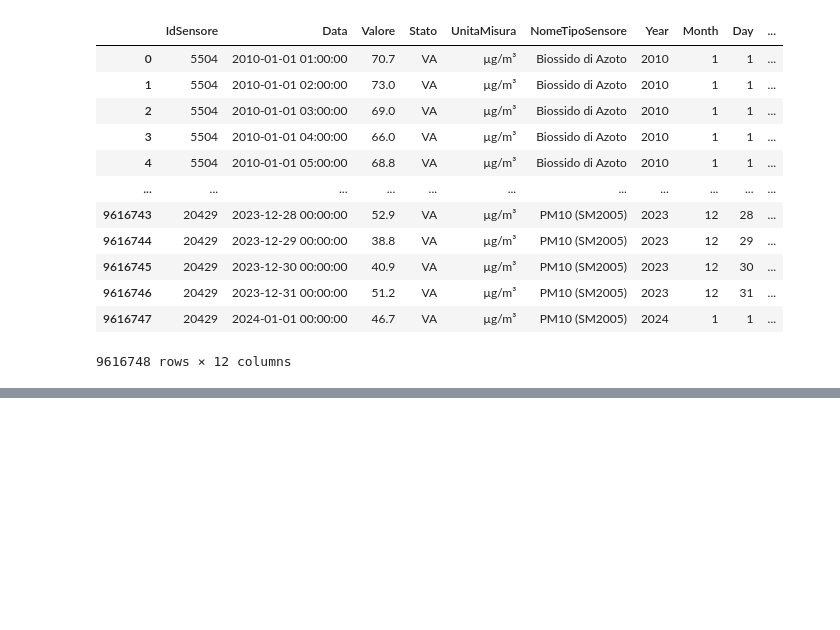
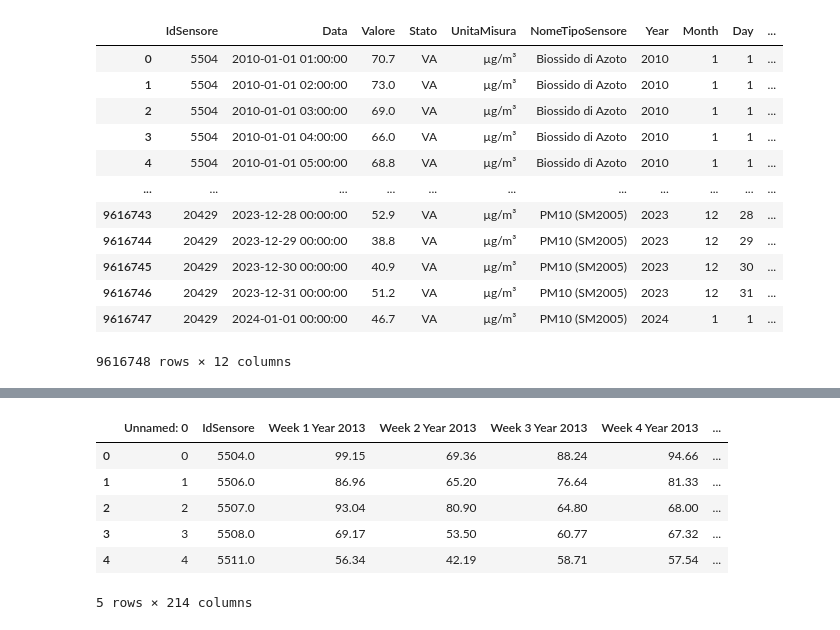
Before and after one commit to LGpolimi/HHE_DSLAB_project_AA2324, a Jupyter notebook: air_pollution_notebook.ipynb, the cells around one changed output, grey strips where cells are left out. Cells and saved outputs as stored; diff of their text form; code cells hidden in the pictures; blank space fills up the shorter version.

```diff
--- a/air_pollution_notebook.ipynb
+++ b/air_pollution_notebook.ipynb
@@ -496,0 +508,11 @@ df_air_quality
+# %%
+means_biossido_di_azoto_imputed = pd.read_csv('Air_quality_data/means_biossido_di_azoto_imputed.csv')
+means_biossido_di_azoto_imputed.head()
+# %% [output]
+|  | Unnamed: 0 | IdSensore | Week 1 Year 2013 | Week 2 Year 2013 | Week 3 Year 2013 | Week 4 Year 2013 | ... |
+| 0 | 0 | 5504.0 | 99.15 | 69.36 | 88.24 | 94.66 | ... |
+| 1 | 1 | 5506.0 | 86.96 | 65.20 | 76.64 | 81.33 | ... |
+| 2 | 2 | 5507.0 | 93.04 | 80.90 | 64.80 | 68.00 | ... |
+| 3 | 3 | 5508.0 | 69.17 | 53.50 | 60.77 | 67.32 | ... |
+| 4 | 4 | 5511.0 | 56.34 | 42.19 | 58.71 | 57.54 | ... |
+5 rows × 214 columns
```
Also changed, not shown: parts of 5 cells of this notebook, 1 other file.
